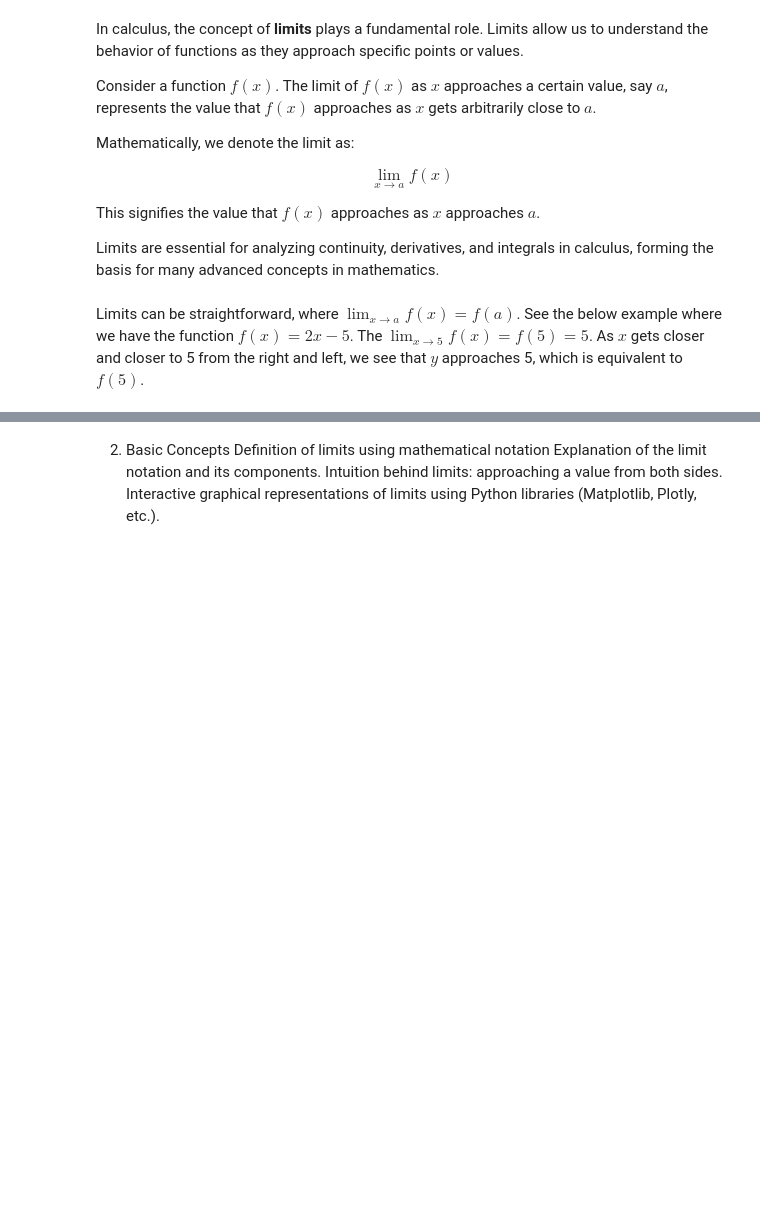
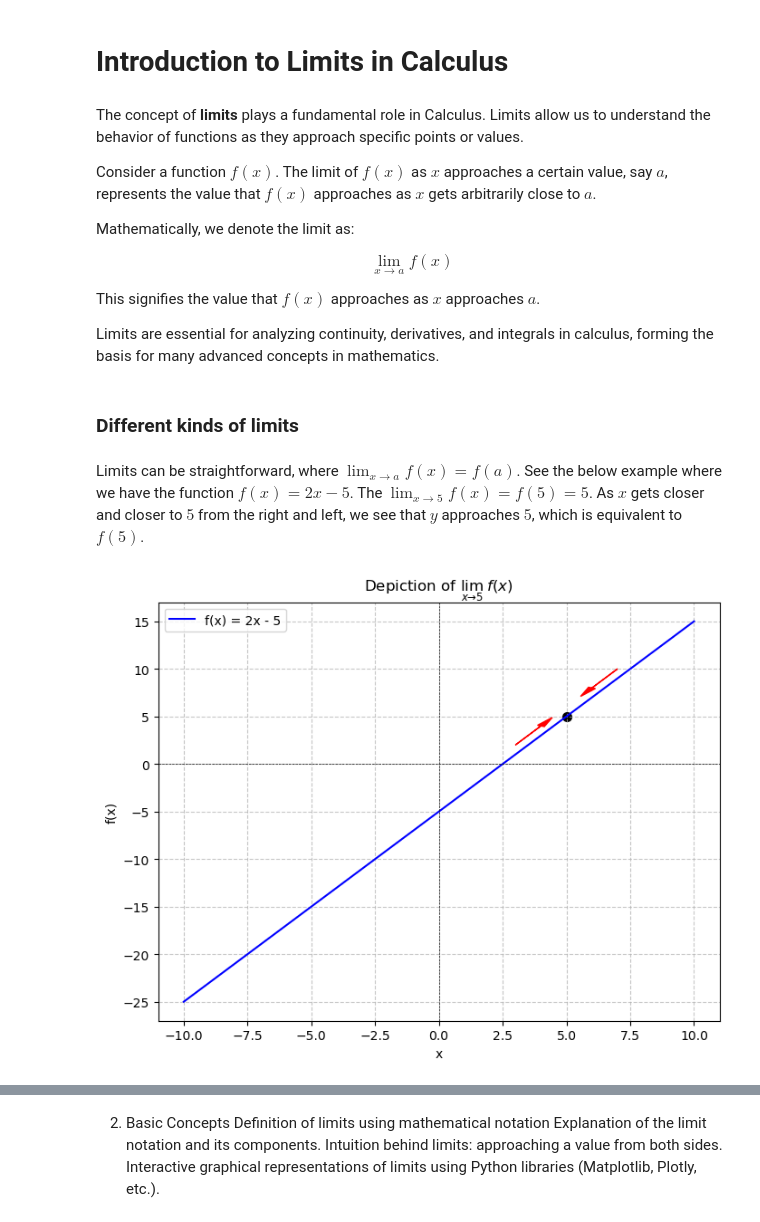
Before and after one commit to gabecano4308/calculus-visualized, a Jupyter notebook: 1) limits/1) limits_intro.ipynb, the cells around one changed output, grey strips where cells are left out. Saved outputs shown, nothing was run; the diff lists cells and outputs as text; code cells hidden in the pictures; blank space fills up the shorter version.

Commit message:
intro lim content

```diff
--- a/1) limits/1) limits_intro.ipynb
+++ b/1) limits/1) limits_intro.ipynb
@@ -3,8 +1,10 @@
 # %%
 import numpy as np
 import matplotlib.pyplot as plt
+# %% [markdown]
+# Introduction to Limits in Calculus
 # %% [markdown]
-In calculus, the concept of **limits** plays a fundamental role. Limits allow us to understand the behavior of functions as they approach specific points or values.
+The concept of **limits** plays a fundamental role in Calculus. Limits allow us to understand the behavior of functions as they approach specific points or values.
 
 Consider a function $f(x)$. The limit of $f(x)$ as $x$ approaches a certain value, say $a$, represents the value that $f(x)$ approaches as $x$ gets arbitrarily close to $a$.
 
@@ -15,35 +15,36 @@ $$\lim_{{x \to a}} f(x)$$
 This signifies the value that $f(x)$ approaches as $x$ approaches $a$.
 
 Limits are essential for analyzing continuity, derivatives, and integrals in calculus, forming the basis for many advanced concepts in mathematics.
+# %% [markdown]
+### Different kinds of limits
 # %% [markdown]
-Limits can be straightforward, where $\lim_{{x \to a}} f(x) = f(a)$. See the below example where we have the function $f(x) = 2x - 5$. The $\lim_{{x \to 5}} f(x) = f(5) = 5$. As $x$ gets closer and closer to 5 from the right and left, we see that $y$ approaches 5, which is equivalent to $f(5)$.
+Limits can be straightforward, where $\lim_{{x \to a}} f(x) = f(a)$. See the below example where we have the function $f(x) = 2x - 5$. The $\lim_{{x \to 5}} f(x) = f(5) = 5$. As $x$ gets closer and closer to $5$ from the right and left, we see that $y$ approaches $5$, which is equivalent to $f(5)$.
 # %%
 # Define the function f(x) = 2x - 5
 def f(x):
     return 2 * x - 5
 
 # Generate x values
 x = np.linspace(-10, 10, 400)  # 400 points between -10 and 10
-
 # Generate y values using the function
 y = f(x)
-
 # Plot the function
 plt.figure(figsize=(8, 6))
 plt.plot(x, y, label='f(x) = 2x - 5', color='blue')
 plt.scatter(5, 5, s=49, c='black')
 plt.arrow(3, 2, 1, 2, head_width=0.3, head_length=1,
           fc='red', ec='red')
 plt.arrow(7, 10, -1, -2, head_width=0.3, head_length=1,
           fc='red', ec='red')
-
 # Add labels and title
 plt.xlabel('x')
 plt.ylabel('f(x)')
-plt.title('Plot of f(x) = 2x - 5')
+plt.title(r'Depiction of $\lim_{{x \to 5}} \: f(x)$')
 plt.axhline(0, color='black', linewidth=0.5, linestyle='--')  # x-axis
 plt.axvline(0, color='black', linewidth=0.5, linestyle='--')  # y-axis
 plt.grid(True, linestyle='--', alpha=0.7)
 plt.legend()
 plt.show()
+# %% [output]
+[figure, added]
 # %% [markdown]
```
Also changed, not shown: parts of 8 cells of this notebook.
